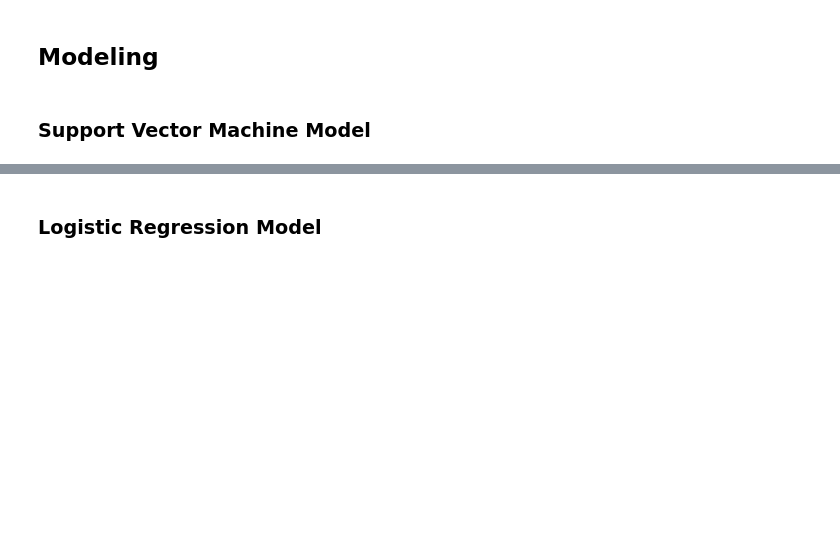
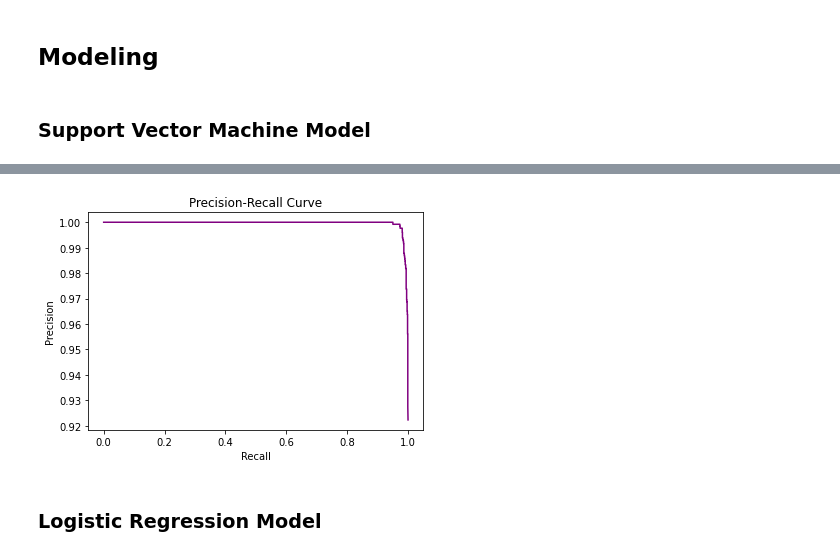
Before and after one commit to michaelchyan/MSDS422, a Jupyter notebook: Module_4_Bankruptcy.ipynb, the cells around one changed output, grey strips where cells are left out. Drawn from its saved outputs; the diff is of its cells as text; code cells hidden in the pictures; blank space fills up the shorter version.

```diff
--- a/Module_4_Bankruptcy.ipynb
+++ b/Module_4_Bankruptcy.ipynb
@@ -268,4 +268,19 @@ print('AUC: %.3f' % auc)
 AUC: 0.988
+# %%
+y_score = grid.predict_proba(X_test)[:, 1]
+precision, recall, thresholds = precision_recall_curve(y_test, y_score)
+fig, ax = plt.subplots()
+ax.plot(recall, precision, color='purple')
+
+#add axis labels to plot
+ax.set_title('Precision-Recall Curve')
+ax.set_ylabel('Precision')
+ax.set_xlabel('Recall')
+
+#display plot
+plt.show()
+# %% [output]
+[figure, added]
 # %% [markdown]
 ### Logistic Regression Model
 # %%
```
Also changed, not shown: parts of 16 cells of this notebook.
